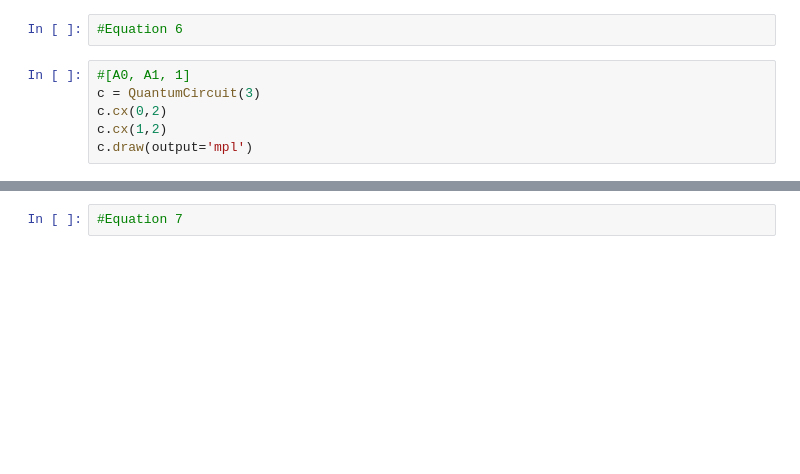
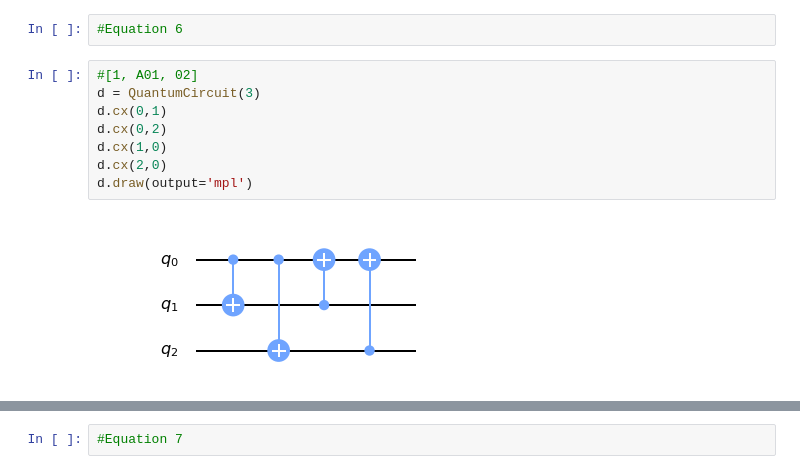
Before and after one commit to maggie-bao202/Quantum-Decoherence, a Jupyter notebook: Kernals.ipynb, the cells around one changed output, grey strips where cells are left out. Cells and saved outputs as stored; diff of their text form; blank space fills up the shorter version.

```diff
--- a/Kernals.ipynb
+++ b/Kernals.ipynb
@@ -30,8 +30,12 @@ c.draw(output='mpl')
 # %%
 #Equation 6
 # %%
-#[A0, A1, 1]
-c = QuantumCircuit(3)
-c.cx(0,2)
-c.cx(1,2)
-c.draw(output='mpl')
+#[1, A01, 02]
+d = QuantumCircuit(3)
+d.cx(0,1)
+d.cx(0,2)
+d.cx(1,0)
+d.cx(2,0)
+d.draw(output='mpl')
+# %% [output]
+[figure, added]
```
Also changed, not shown: parts of 29 cells of this notebook, 1 other file.
